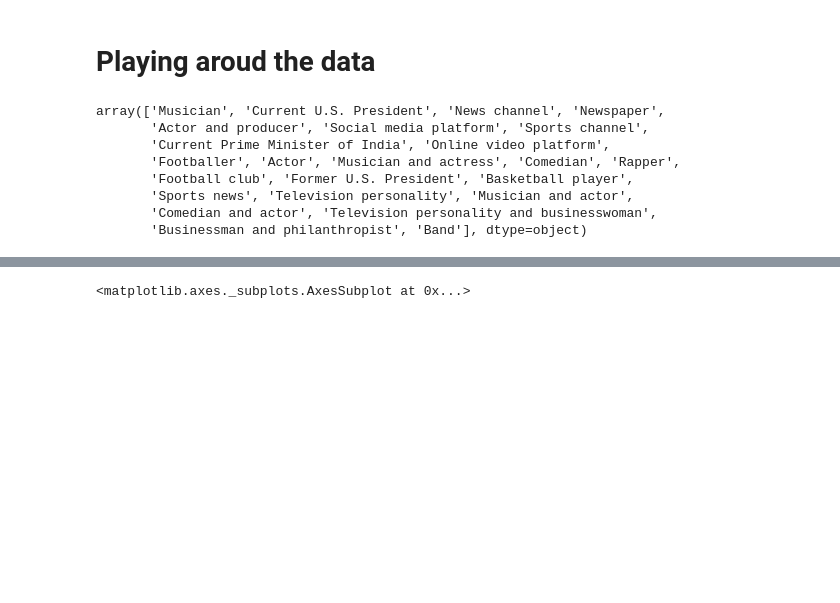
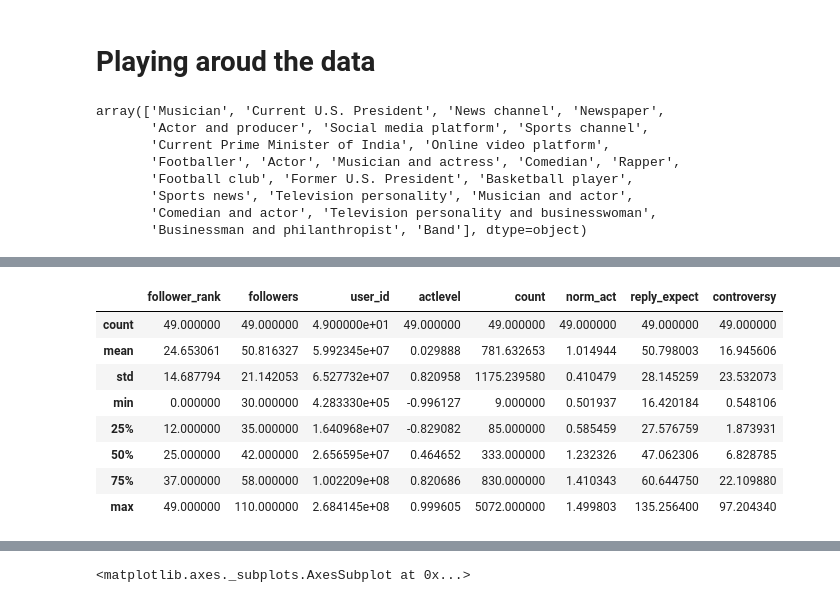
Before and after one commit to jee1213/twitter_sentiment, a Jupyter notebook: twitter_NLP_insult_GloVe_RNN.ipynb, the cells around one changed output, grey strips where cells are left out. Drawn from its saved outputs; the diff is of its cells as text; code cells hidden in the pictures; blank space fills up the shorter version.

```diff
--- a/twitter_NLP_insult_GloVe_RNN.ipynb
+++ b/twitter_NLP_insult_GloVe_RNN.ipynb
@@ -999,11 +1029,0 @@ data.loc[data.activity.apply(lambda x: ('elevision') in x), 'job'] = 'TV'
-# %%
-# Categorizing activity into jobs
-lsvmdata.loc[lsvmdata.activity.apply(lambda x: ('Musician' or 'Rapper' or 'Band') in x), 'job'] = 'artist'
-lsvmdata.loc[lsvmdata.activity.apply(lambda x: ('Comedian' or 'Actor') in x), 'job'] = 'artist'
-lsvmdata.loc[lsvmdata.activity.apply(lambda x: ('President' or 'Minister') in x), 'job'] = 'politician'
-lsvmdata.loc[lsvmdata.activity.apply(lambda x: ('usiness' in x)), 'job'] = 'business'
-lsvmdata.loc[lsvmdata.activity.apply(lambda x: ('platform' in x)), 'job'] = 'platform'
-lsvmdata.loc[lsvmdata.activity.apply(lambda x: ('channel') in x), 'job'] = 'channel'
-lsvmdata.loc[lsvmdata.activity.apply(lambda x: ('ball') in x), 'job'] = 'sports'
-lsvmdata.loc[lsvmdata.activity.apply(lambda x: ('ews') in x), 'job'] = 'news'
-lsvmdata.loc[lsvmdata.activity.apply(lambda x: ('elevision') in x), 'job'] = 'TV'
@@ -1022,6 +1029,0 @@ lsvmdata.head(5)
-# %%
-# normalize the actlevel s.t. norm_act = [0,1] instead of actlevel = [-1,1]
-lsvmdata['norm_act'] = lsvmdata['actlevel']*0.5+1
-# calculate the expected reply level (rep_exp) only based on the activity level of the account and the number of followers
-lsvmdata['rep_exp'] = lsvmdata.norm_act.multiply(lsvmdata['followers'])
-lsvmdata.head(5)
@@ -1047,0 +1041,25 @@ ii) the active_level which is (# reply / number of tweets in the past) (some giv
+# %%
+cnt = lsvmdata.user_name.value_counts().reset_index().rename(columns={'index':'user_name','user_name':'count'})
+cnt.head(5)
+#user_info = user_info.join(cnt.set_index('user_name'),on='user_name')
+user_info['norm_act'] = user_info['actlevel']*0.5+1
+user_info['reply_expect'] = user_info.norm_act.multiply(user_info['followers'])
+user_info.head(5)
+user_info = user_info.rename(index=str, columns={"Unnamed: 0": "follower_rank"})
+# there's an obvious outlier in the actual replies one get vs. expected reply based on current epoch activity * # followers!
+# we name the ratio of actual reply to the expected reply based on # of followers and user activity level as 'controversy'
+user_info['controversy'] = user_info['count']/user_info['reply_expect']
+user_info.loc[user_info['controversy']<700].describe()
+# there is no user who got 0 replies!
+# excluding the outlier, the standard deviation reduces significantly
+#
+# %% [output]
+|  | follower_rank | followers | user_id | actlevel | count | norm_act | reply_expect | controversy |
+| count | 49.000000 | 49.000000 | 4.900000e+01 | 49.000000 | 49.000000 | 49.000000 | 49.000000 | 49.000000 |
+| mean | 24.653061 | 50.816327 | 5.992345e+07 | 0.029888 | 781.632653 | 1.014944 | 50.798003 | 16.945606 |
+| std | 14.687794 | 21.142053 | 6.527732e+07 | 0.820958 | 1175.239580 | 0.410479 | 28.145259 | 23.532073 |
+| min | 0.000000 | 30.000000 | 4.283330e+05 | -0.996127 | 9.000000 | 0.501937 | 16.420184 | 0.548106 |
+| 25% | 12.000000 | 35.000000 | 1.640968e+07 | -0.829082 | 85.000000 | 0.585459 | 27.576759 | 1.873931 |
+| 50% | 25.000000 | 42.000000 | 2.656595e+07 | 0.464652 | 333.000000 | 1.232326 | 47.062306 | 6.828785 |
+| 75% | 37.000000 | 58.000000 | 1.002209e+08 | 0.820686 | 830.000000 | 1.410343 | 60.644750 | 22.109880 |
+| max | 49.000000 | 110.000000 | 2.684145e+08 | 0.999605 | 5072.000000 | 1.499803 | 135.256400 | 97.204340 |
```
Also changed, not shown: parts of 18 cells of this notebook.
